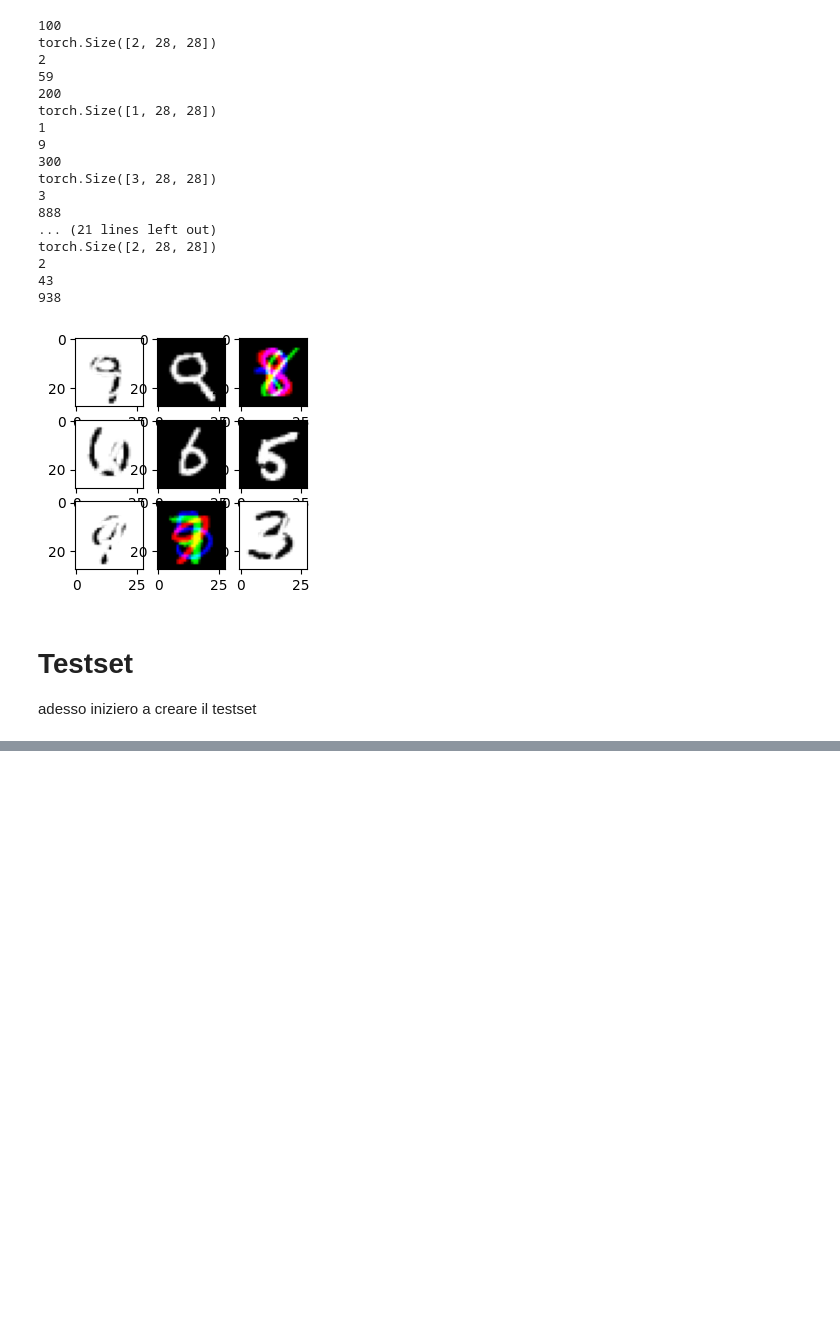
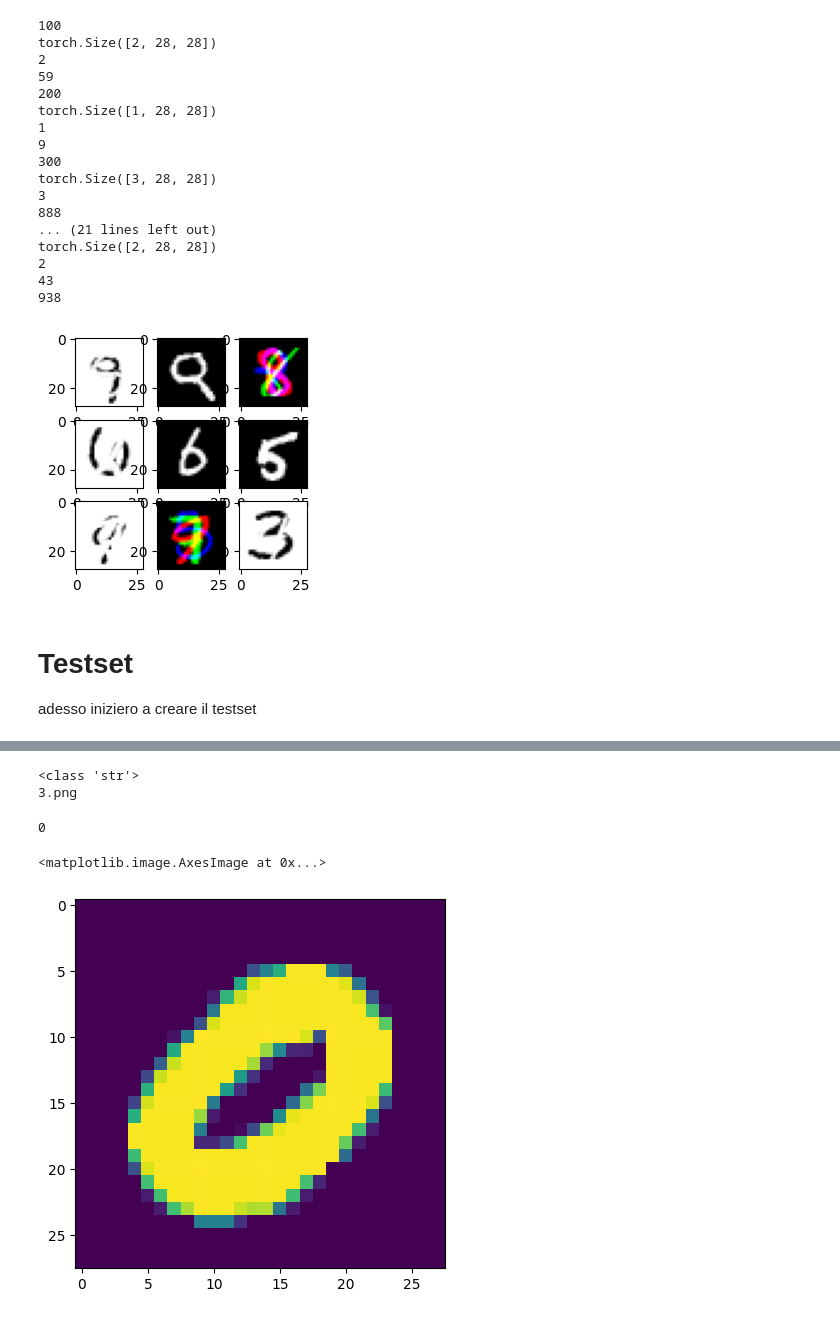
Before and after one commit to LorenzoBacchini/DeepLearning-Project-Assignment, a Jupyter notebook: customDataset.ipynb, the cells around one changed output, grey strips where cells are left out. Cells and saved outputs as stored; diff of their text form; code cells hidden in the pictures; blank space fills up the shorter version.

```diff
--- a/customDataset.ipynb
+++ b/customDataset.ipynb
@@ -357,3 +682,53 @@ for i in range(100, 999):
 #scrivi due for annidati per generare il dataset da 10 a 99 e per quello da 100 a 999 fai tre for annidati
 #così potrai utlizzare la funzione che ti ha consigliato chatgpt per estrarre i valori dal dataset originale MNIST
 #per generare le immagini concatenate
+# %%
+files = sorted(os.listdir('./data/TestWMNIST/0'), key = lambda x: int(x.removesuffix('.png')))
+print(type(files[0]))
+print(files[3])
+# %% [output]
+<class 'str'>
+3.png
+# %%
+import os
+from PIL import Image
+from torch.utils.data import Dataset, DataLoader
+import torchvision.transforms as T
+
+class NumericFolderDataset(Dataset):
+    def __init__(self, root, transform=None):
+        self.transform = transform
+        self.samples = []
+        self.class_to_idx = {}
+
+        # leggo le cartelle e ordino numericamente
+        classes = sorted([d for d in os.listdir(root) if os.path.isdir(os.path.join(root, d))], key=int)
+        self.class_to_idx = {cls_name: i for i, cls_name in enumerate(classes)}
+
+        # creo lista (path_file, label)
+        for cls_name in classes:
+            cls_idx = self.class_to_idx[cls_name]
+            folder_path = os.path.join(root, cls_name)
+            files = sorted(os.listdir('./data/TestWMNIST/0'), key = lambda x: int(x.removesuffix('.png')))
+            for fname in files:
+                self.samples.append((os.path.join(folder_path, fname), cls_idx))
+
+    def __len__(self):
+        return len(self.samples)
+
+    def __getitem__(self, idx):
+        path, label = self.samples[idx]
+        img = Image.open(path)
+        if self.transform:
+            img = self.transform(img)
+        return img, label
+# %%
+newTestWDataset = NumericFolderDataset('./data/TestWMNIST', transform)
+
+imgNew, labelNew = newTestWDataset[3]
+print(labelNew)
+plt.imshow(to_pil(denormalize1(imgNew)))
+# %% [output]
+0
+<matplotlib.image.AxesImage at 0x...>
+[figure, added]
```
Also changed, not shown: parts of 19 cells of this notebook.
